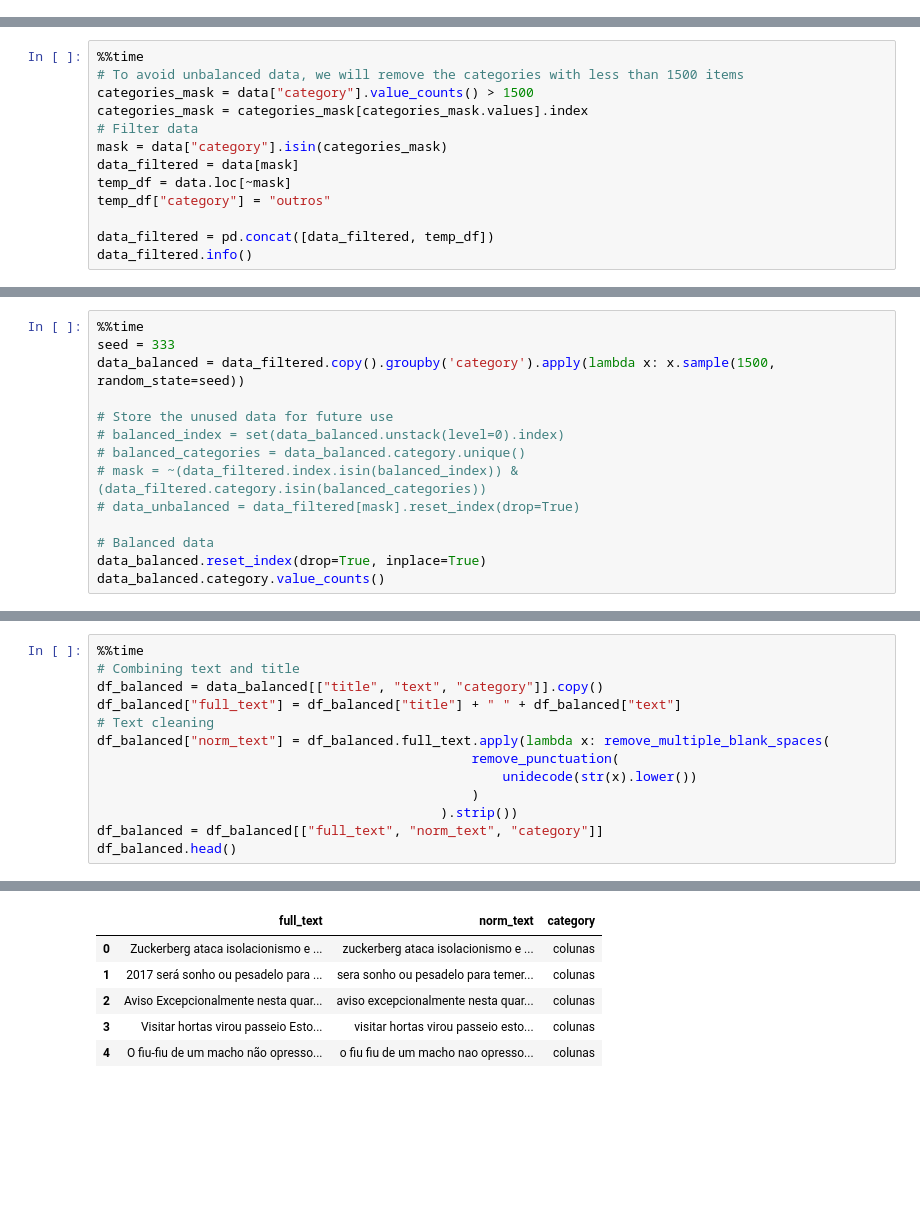
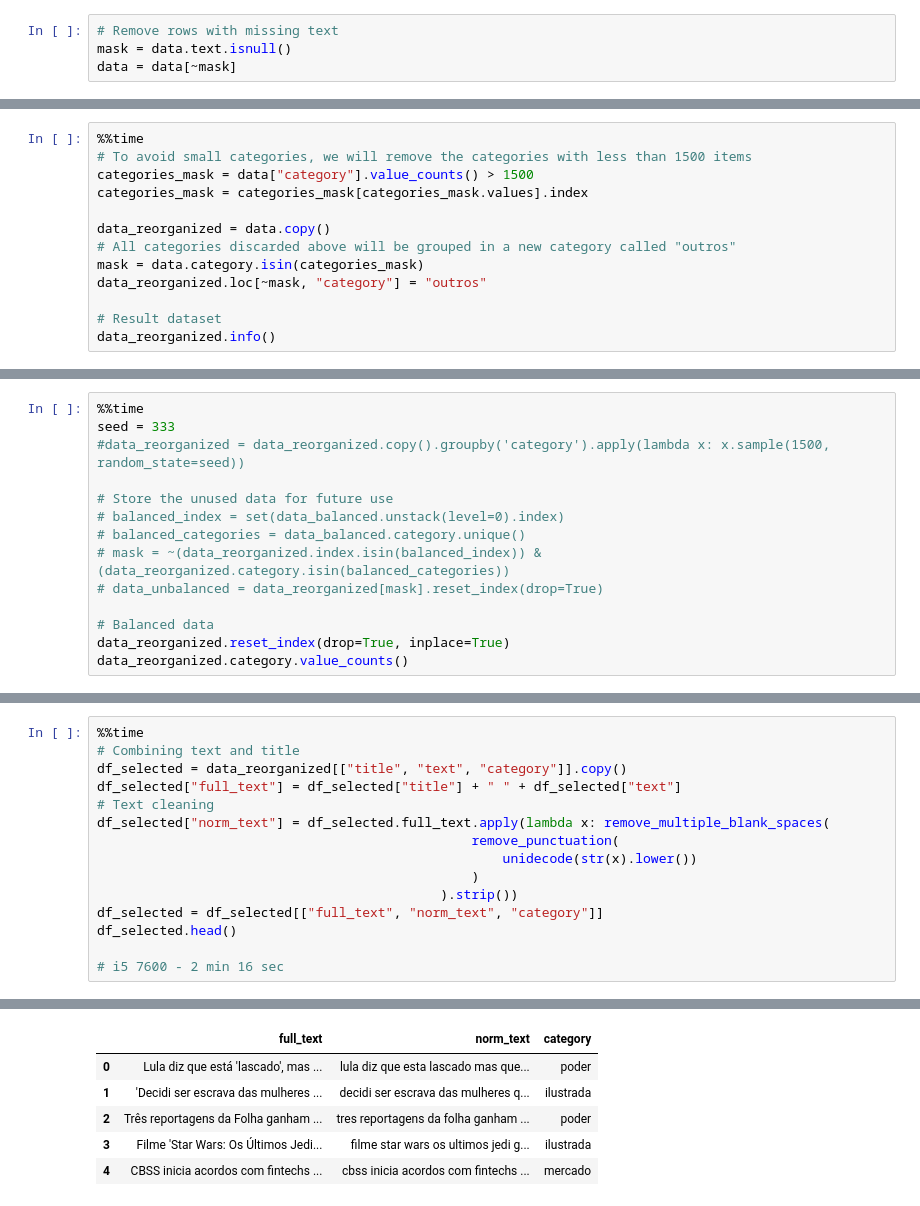
Before and after one commit to bombermal/Studies_proj_text_classification, a Jupyter notebook: main.ipynb, the cells around one changed output, grey strips where cells are left out. Drawn from its saved outputs; the diff is of its cells as text; blank space fills up the shorter version.

```diff
--- a/main.ipynb
+++ b/main.ipynb
@@ -72,3 +213,7 @@ dtype: int64
+# %%
+# Remove rows with missing text
+mask = data.text.isnull()
+data = data[~mask]
 # %%
 %%time
 # Count items by category
@@ -97,15 +246,15 @@ Wall time: 53.7 ms
 # %%
 %%time
-# To avoid unbalanced data, we will remove the categories with less than 1500 items
+# To avoid small categories, we will remove the categories with less than 1500 items
 categories_mask = data["category"].value_counts() > 1500
 categories_mask = categories_mask[categories_mask.values].index
-# Filter data
-mask = data["category"].isin(categories_mask)
-data_filtered = data[mask]
-temp_df = data.loc[~mask]
-temp_df["category"] = "outros"
 
-data_filtered = pd.concat([data_filtered, temp_df])
-data_filtered.info()
+data_reorganized = data.copy()
+# All categories discarded above will be grouped in a new category called "outros"
+mask = data.category.isin(categories_mask)
+data_reorganized.loc[~mask, "category"] = "outros"
+
+# Result dataset
+data_reorganized.info()
 # %% [output]
 <class 'pandas.core.frame.DataFrame'>
@@ -128,15 +279,15 @@ Wall time: 111 ms
 # %%
 %%time
 seed = 333
-data_balanced = data_filtered.copy().groupby('category').apply(lambda x: x.sample(1500, random_state=seed))
+#data_reorganized = data_reorganized.copy().groupby('category').apply(lambda x: x.sample(1500, random_state=seed))
 
 # Store the unused data for future use
 # balanced_index = set(data_balanced.unstack(level=0).index)
 # balanced_categories = data_balanced.category.unique()
-# mask = ~(data_filtered.index.isin(balanced_index)) & (data_filtered.category.isin(balanced_categories))
-# data_unbalanced = data_filtered[mask].reset_index(drop=True)
+# mask = ~(data_reorganized.index.isin(balanced_index)) & (data_reorganized.category.isin(balanced_categories))
+# data_unbalanced = data_reorganized[mask].reset_index(drop=True)
 
 # Balanced data
-data_balanced.reset_index(drop=True, inplace=True)
-data_balanced.category.value_counts()
+data_reorganized.reset_index(drop=True, inplace=True)
+data_reorganized.category.value_counts()
 # %% [output]
@@ -164,14 +316,16 @@ Name: count, dtype: int64
 # %%
 %%time
 # Combining text and title
-df_balanced = data_balanced[["title", "text", "category"]].copy()
-df_balanced["full_text"] = df_balanced["title"] + " " + df_balanced["text"]
+df_selected = data_reorganized[["title", "text", "category"]].copy()
+df_selected["full_text"] = df_selected["title"] + " " + df_selected["text"]
 # Text cleaning
-df_balanced["norm_text"] = df_balanced.full_text.apply(lambda x: remove_multiple_blank_spaces(
+df_selected["norm_text"] = df_selected.full_text.apply(lambda x: remove_multiple_blank_spaces(
                                                 remove_punctuation(
                                                     unidecode(str(x).lower())
                                                 )
                                             ).strip())
-df_balanced = df_balanced[["full_text", "norm_text", "category"]]
-df_balanced.head()
+df_selected = df_selected[["full_text", "norm_text", "category"]]
+df_selected.head()
+
+# i5 7600 - 2 min 16 sec
 # %% [output]
@@ -180,9 +334,9 @@ Wall time: 16.4 s
 |  | full_text | norm_text | category |
-| 0 | Zuckerberg ataca isolacionismo e ... | zuckerberg ataca isolacionismo e ... | colunas |
-| 1 | 2017 será sonho ou pesadelo para ... | sera sonho ou pesadelo para temer... | colunas |
-| 2 | Aviso Excepcionalmente nesta quar... | aviso excepcionalmente nesta quar... | colunas |
-| 3 | Visitar hortas virou passeio Esto... | visitar hortas virou passeio esto... | colunas |
-| 4 | O fiu-fiu de um macho não opresso... | o fiu fiu de um macho nao opresso... | colunas |
+| 0 | Lula diz que está 'lascado', mas ... | lula diz que esta lascado mas que... | poder |
+| 1 | 'Decidi ser escrava das mulheres ... | decidi ser escrava das mulheres q... | ilustrada |
+| 2 | Três reportagens da Folha ganham ... | tres reportagens da folha ganham ... | poder |
+| 3 | Filme 'Star Wars: Os Últimos Jedi... | filme star wars os ultimos jedi g... | ilustrada |
+| 4 | CBSS inicia acordos com fintechs ... | cbss inicia acordos com fintechs ... | mercado |
 # %%
 %%time
 # Change category to numeric
```
Also changed, not shown: parts of 66 cells of this notebook, 1 other file.
